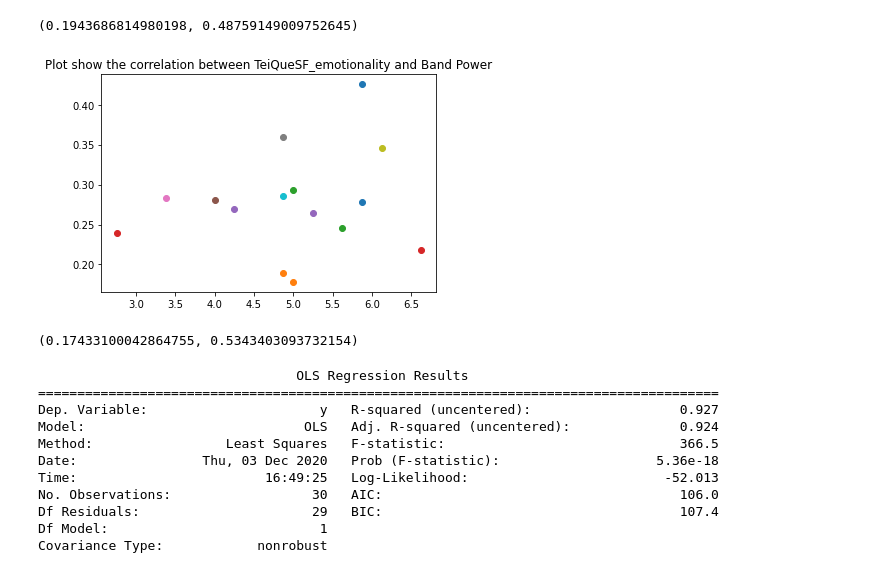
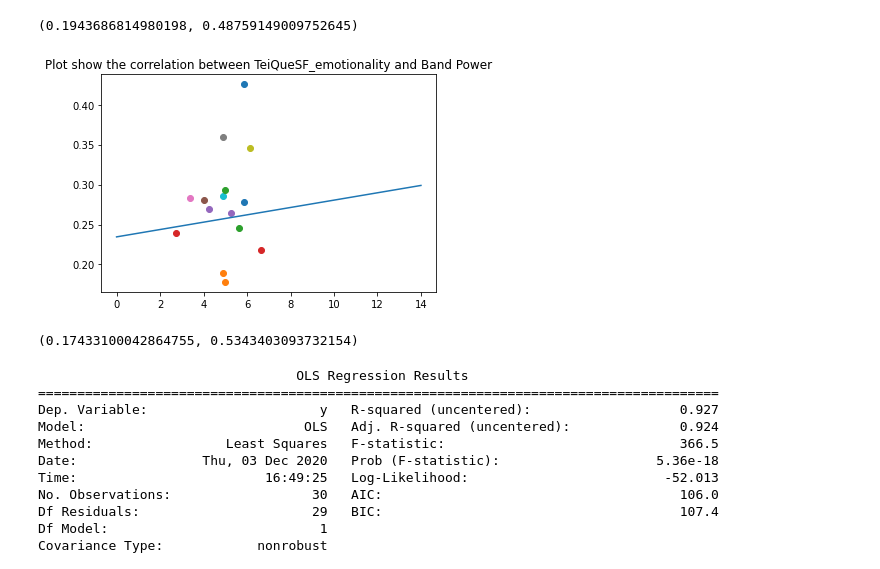
Before and after one commit to LaiaNO/EEG, a Jupyter notebook: 23_11_2020_FULL.ipynb, the cells around one changed output. Drawn from its saved outputs; the diff is of its cells as text; code cells hidden in the pictures.

```diff
--- a/23_11_2020_FULL.ipynb
+++ b/23_11_2020_FULL.ipynb
@@ -292,23 +292,29 @@ print(stats.pearsonr(x_corr, y_corr))
 # %%
 from operator import itemgetter
 all_info = []
 x_corr_EC = []
 y_corr_EC = []
 for i in range(0, len(sorted_list_EC)):
     hename = sorted_list_EC[i]
     hename = str(hename[:-7])
     if hename in names:
         indices = [i for i, s in enumerate(names) if hename in s]
         x = (float(TeiQueSF_emotionality[int(indices[0])]))
         x_corr_EC.append(x)
         y = (float(pacient_beta_EC[i]))
         y_corr_EC.append(y)
         plt.scatter(x,y)
+
+z = np.poly1d(np.polyfit(x_corr_EC, y_corr_EC, 1))
+y_len = np.array(len(x_corr_EC))
+xp = np.linspace(1, 7, y_len)
+y = z(xp)
+plt.plot(y)
 plt.title('Plot show the correlation between TeiQueSF_emotionality and Band Power')
 plt.show()
-print(stats.pearsonr(x_corr_EC, y_corr_EC))
+print(stats.pearsonr(y_corr_EC, x_corr_EC))
 # %% [output]
-[figure, old version]
+[figure, new version]
 (0.17433100042864755, 0.5343403093732154)
 # %%
 
```
Also changed, not shown: parts of 2 cells of this notebook, 2 other files.
